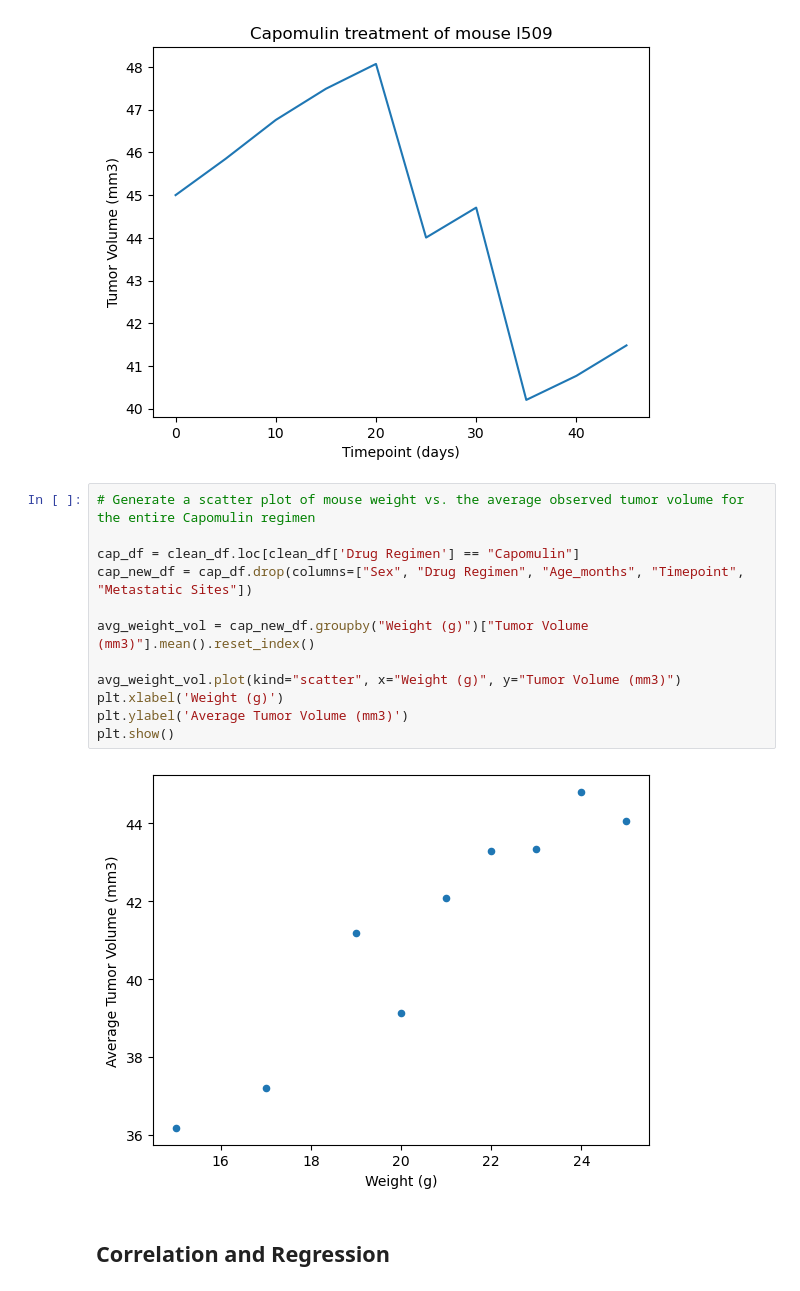
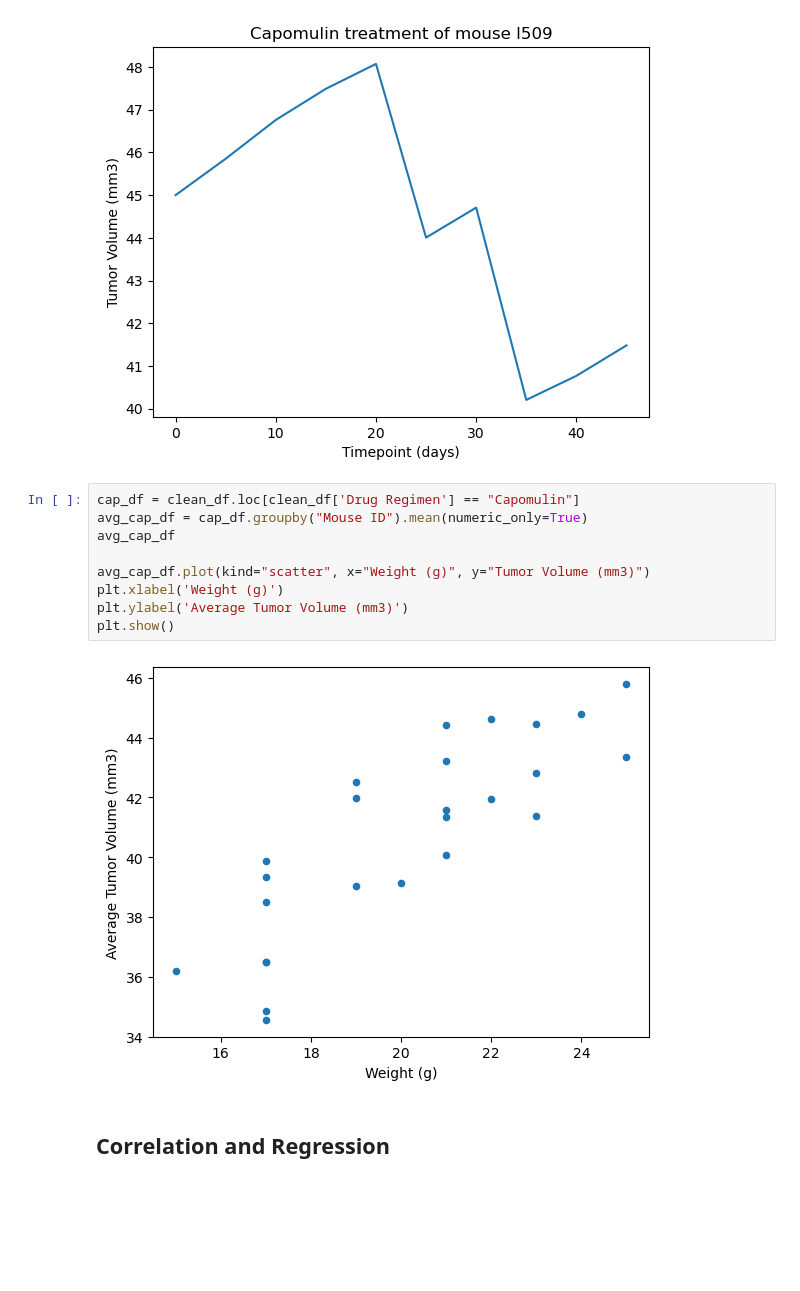
Before and after one commit to laurajanefaulds/matplotlib_challenge, a Jupyter notebook: Pymaceuticals/pymaceuticals_ljf.ipynb, the cells around one changed output. Cells and saved outputs as stored; diff of their text form; blank space fills up the shorter version.

```diff
--- a/Pymaceuticals/pymaceuticals_ljf.ipynb
+++ b/Pymaceuticals/pymaceuticals_ljf.ipynb
@@ -327,18 +325,15 @@ plt.show()
 # %% [output]
 [figure]
 # %%
-# Generate a scatter plot of mouse weight vs. the average observed tumor volume for the entire Capomulin regimen
+cap_df = clean_df.loc[clean_df['Drug Regimen'] == "Capomulin"]
+avg_cap_df = cap_df.groupby("Mouse ID").mean(numeric_only=True)
+avg_cap_df
 
-cap_df = clean_df.loc[clean_df['Drug Regimen'] == "Capomulin"]
-cap_new_df = cap_df.drop(columns=["Sex", "Drug Regimen", "Age_months", "Timepoint", "Metastatic Sites"])
-
-avg_weight_vol = cap_new_df.groupby("Weight (g)")["Tumor Volume (mm3)"].mean().reset_index()
-
-avg_weight_vol.plot(kind="scatter", x="Weight (g)", y="Tumor Volume (mm3)")
+avg_cap_df.plot(kind="scatter", x="Weight (g)", y="Tumor Volume (mm3)")
 plt.xlabel('Weight (g)')
 plt.ylabel('Average Tumor Volume (mm3)')
 plt.show()
 # %% [output]
-[figure, old version]
+[figure, new version]
 # %% [markdown]
 ## Correlation and Regression
```
Also changed, not shown: parts of 6 cells of this notebook.
